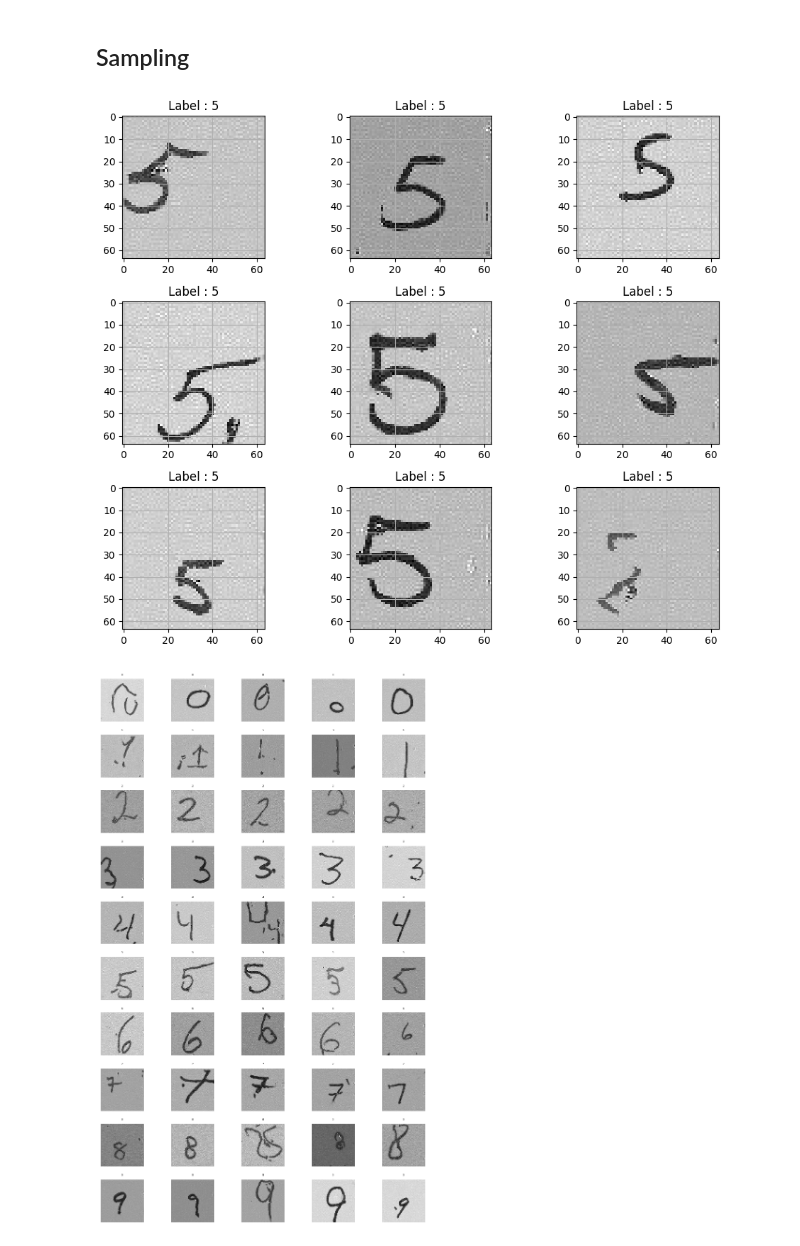
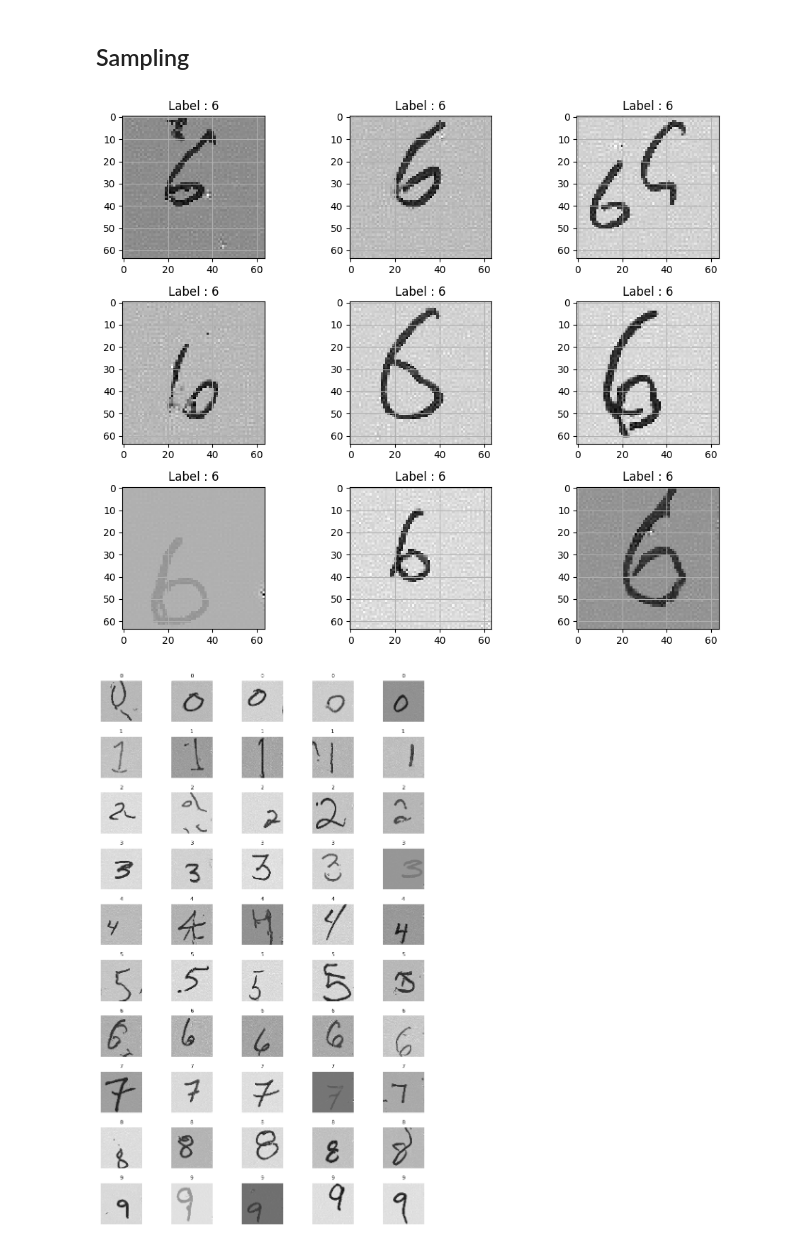
Before and after one commit to arafatshovon/flow-matching-and-llm, a Jupyter notebook: notebooks/Flow_Matching.ipynb, the cells around one changed output. Cells and saved outputs as stored; diff of their text form; code cells hidden in the pictures.

```diff
--- a/notebooks/Flow_Matching.ipynb
+++ b/notebooks/Flow_Matching.ipynb
@@ -640,11 +681,11 @@ model = GuidedFlowMatchingLightning.load_from_checkpoint("../model/guided_unet_2
 flow_model = model.get_model()
 flow_model.set_guidance_scale(4.0)
 # %%
-num_steps = 50
+num_steps = 60
 height, width = 64, 64
 Row, Col = 3, 3
 
-y = 5
+y = 6
 x_0 = torch.randn(Row*Col, 1, height, width)
 label = torch.ones(Row*Col, dtype=torch.int64) * y
 x_1 = flow_model.sample(x_0, label, num_steps)
@@ -661,41 +702,41 @@ for i in range(Row*Col):
 plt.tight_layout()
 plt.show()
 # %% [output]
-[figure, old version]
+[figure, new version]
 # %%
 
 num_steps = 60
 height, width = 64, 64
 num_samples = 5
 num_digits = 10
 
 all_samples = []
 all_labels = []
 
 for digit in range(num_digits):
     x_0 = torch.randn(num_samples, 1, height, width)
     label = torch.ones(num_samples, dtype=torch.int64) * digit
     x_1 = flow_model.sample(x_0, label, num_steps)
     all_samples.append(x_1)
     all_labels.extend([digit] * num_samples)
 
 all_samples = torch.cat(all_samples, dim=0)
 
 
 fig, axes = plt.subplots(num_digits, num_samples, figsize=(8, 12))
 
 for i in range(num_digits * num_samples):
     row = i // num_samples
     col = i % num_samples
     axes[row, col].imshow(all_samples[i].permute(1, 2, 0).detach().cpu().numpy(), cmap='gray')
-    axes[row, col].set_title(f"{all_labels[i]}", fontsize=4)
+    axes[row, col].set_title(f"{all_labels[i]}", fontsize=8)
     axes[row, col].axis('off')
 
 plt.subplots_adjust(wspace=0.1, hspace=0.2)
 plt.tight_layout()
 plt.show()
 # %% [output]
-[figure, old version]
+[figure, new version]
 # %% [markdown]
 | 0-4 | 5-9 |
 |:---:|:---:|
```
Also changed, not shown: parts of 5 cells of this notebook, 2 other files.
